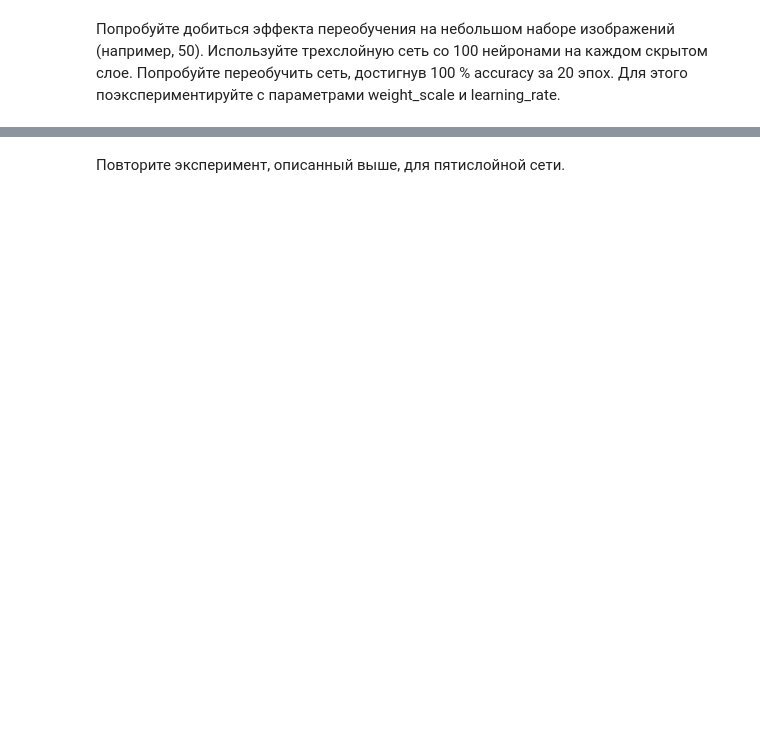
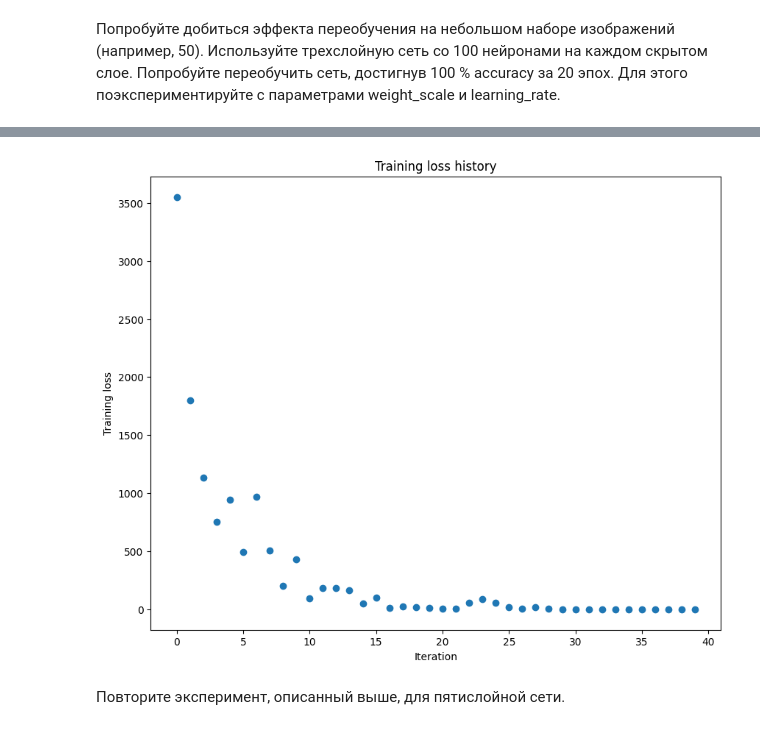
Before and after one commit to ArtemKashapov/DL_Course, a Jupyter notebook: lab_3_6231_Kashapov.ipynb, the cells around one changed output, grey strips where cells are left out. Drawn from its saved outputs; the diff is of its cells as text; code cells hidden in the pictures; blank space fills up the shorter version.

```diff
--- a/lab_3_6231_Kashapov.ipynb
+++ b/lab_3_6231_Kashapov.ipynb
@@ -383,10 +400,10 @@ small_data = {
   'y_val': data['y_val'],
 }
 
-weight_scale = 1e-2   # Experiment with this!
-learning_rate = 1e-4  # Experiment with this!
-model = FullyConnectedNet([100, 100],
-              weight_scale=weight_scale, dtype=np.float64)
+weight_scale = 1e0   # Experiment with this!
+learning_rate = 1e-3  # Experiment with this!
+
+model = FullyConnectedNet([100, 100], input_dim=8*8, weight_scale=weight_scale, dtype=np.float64)
 solver = Solver(model, small_data,
                 print_every=10, num_epochs=20, batch_size=25,
                 update_rule='sgd',
@@ -401,3 +418,4 @@ plt.title('Training loss history')
 plt.xlabel('Iteration')
 plt.ylabel('Training loss')
 plt.show()
+# %% [output]
@@ -404,3 +439,4 @@ plt.show()
+[figure, added]
 # %% [markdown]
 Повторите эксперимент, описанный выше, для пятислойной сети.
 # %%
```
Also changed, not shown: parts of 32 cells of this notebook, 3 other files.
